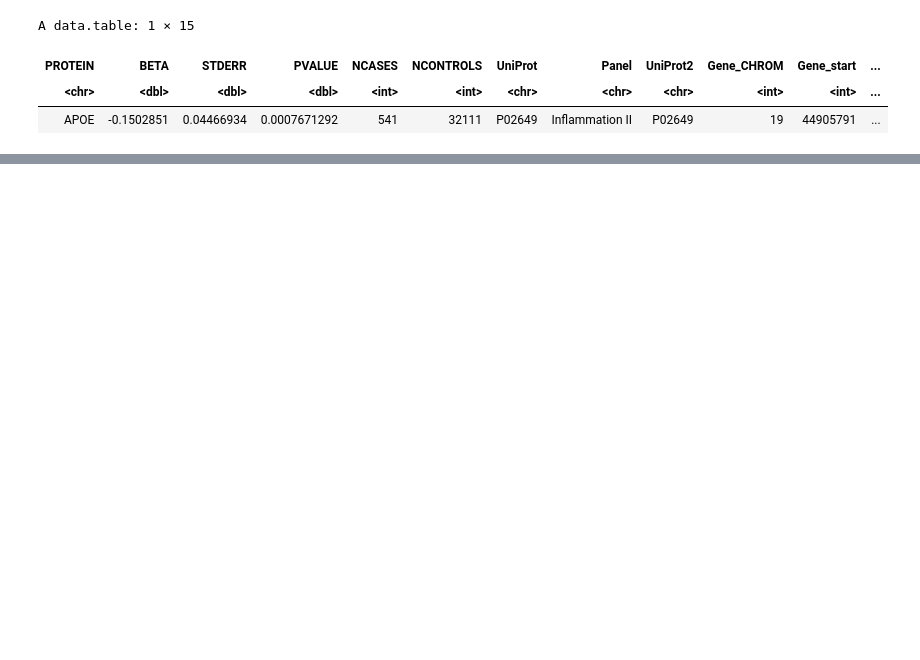
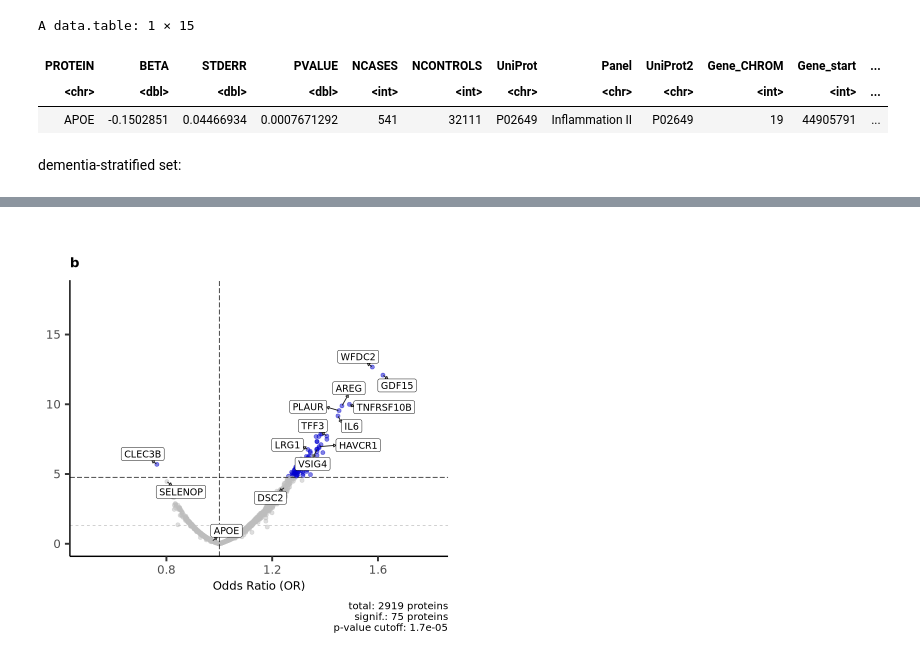
Before and after one commit to VasiliosRaptis/deliriumGen, a Jupyter notebook: proteomics/01b_pwas_volcano_plot.ipynb, the cells around one changed output, grey strips where cells are left out. Saved outputs shown, nothing was run; the diff lists cells and outputs as text; code cells hidden in the pictures; blank space fills up the shorter version.

```diff
--- a/proteomics/01b_pwas_volcano_plot.ipynb
+++ b/proteomics/01b_pwas_volcano_plot.ipynb
@@ -93,3 +97,55 @@ A data.table: 1 × 15
 | PROTEIN | BETA | STDERR | PVALUE | NCASES | NCONTROLS | UniProt | Panel | UniProt2 | Gene_CHROM | Gene_start | ... |
 | <chr> | <dbl> | <dbl> | <dbl> | <int> | <int> | <chr> | <chr> | <chr> | <int> | <int> | ... |
 | APOE | -0.1502851 | 0.04466934 | 0.0007671292 | 541 | 32111 | P02649 | Inflammation II | P02649 | 19 | 44905791 | ... |
+# %% [markdown]
+dementia-stratified set:
+# %%
+pwas <- pwas_nodem
+
+sign    = pwas %>% filter(PVALUE < 0.05/nrow(pwas)) %>% nrow
+caption = paste0("total: ", nrow(pwas), " proteins", "\n",
+                 "signif.: ", sign, " proteins", "\n",
+                 "p-value cutoff: ", round(0.05/nrow(pwas), 6))
+#pos <- pwas %>% arrange(PVALUE) %>% filter(PVALUE < 0.05/nrow(pwas) & OR > 1) %>% pull(PROTEIN) %>% head(10)
+#neg <- pwas %>% arrange(OR) %>% filter(PVALUE < 0.05/nrow(pwas) & OR < 1) %>% pull(PROTEIN) %>% head(10)
+
+
+EV2 <-
+EnhancedVolcano(pwas,
+                lab=pwas$PROTEIN,
+                x="OR",
+                y="PVALUE",
+                pCutoff=0.05/nrow(pwas),
+                hlineCol=c("grey"),
+                hlineType=c("dashed"),
+                hline=c(0.05),
+                xlab="Odds Ratio (OR)",
+                col=c("grey","grey", "blue3", "blue3"),
+                gridlines.major = FALSE,
+                gridlines.minor = FALSE,
+                xlim=c(0.5,1.8),
+                ylim=c(0,18),
+                axisLabSize = 14,
+                #title="Logistic Regression Model",
+                title="",
+                subtitle="b",
+                subtitleLabSize=16,
+                legendPosition="bottom",
+                #legendLabels = FALSE,
+                drawConnectors = T,
+                FCcutoff=1,
+                selectLab=c(neg, pos, "APOE", "DSC2"),
+                #pointSize=5,
+                labSize=4,
+                boxedLabels = TRUE,
+                caption=caption,
+                captionLabSize=12
+               ) +
+    theme(legend.position="none",
+          axis.title.y=element_blank(),
+          plot.subtitle=element_text(face="bold"))
+
+EV2
+
+#ggsave("pwas_vp_bigdots.png", dpi = 400)
+# %% [output]
@@ -95,0 +154 @@ A data.table: 1 × 15
+[figure, added]
```
Also changed, not shown: parts of 9 cells of this notebook.
